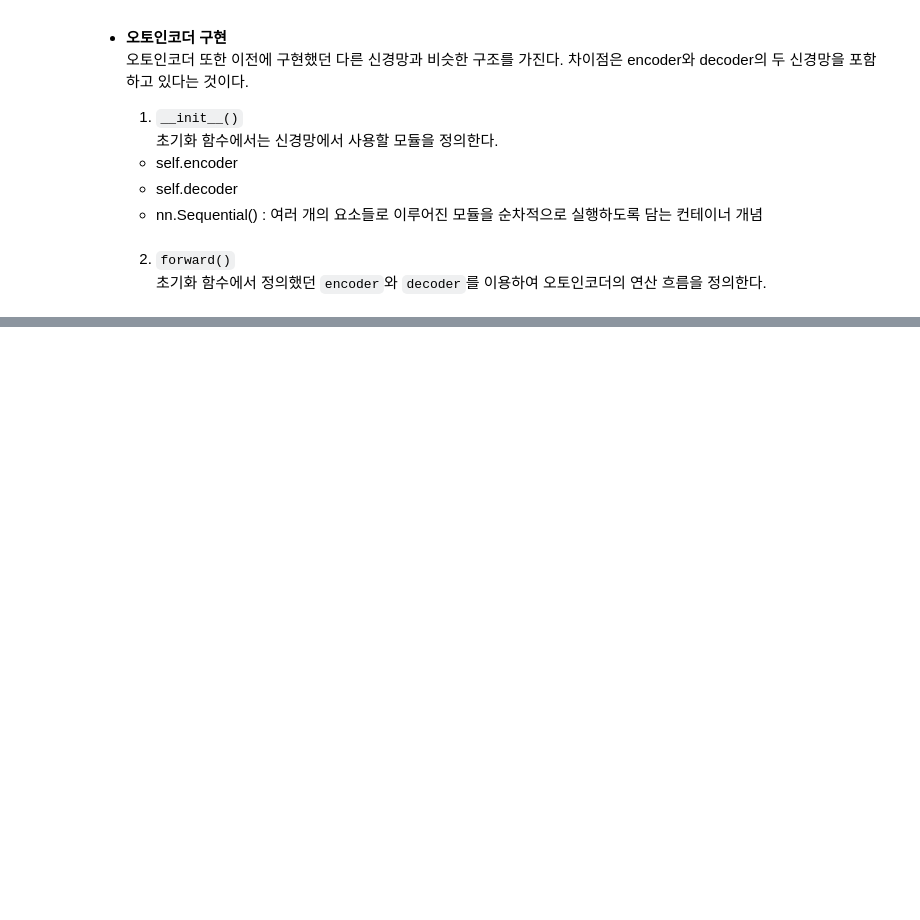
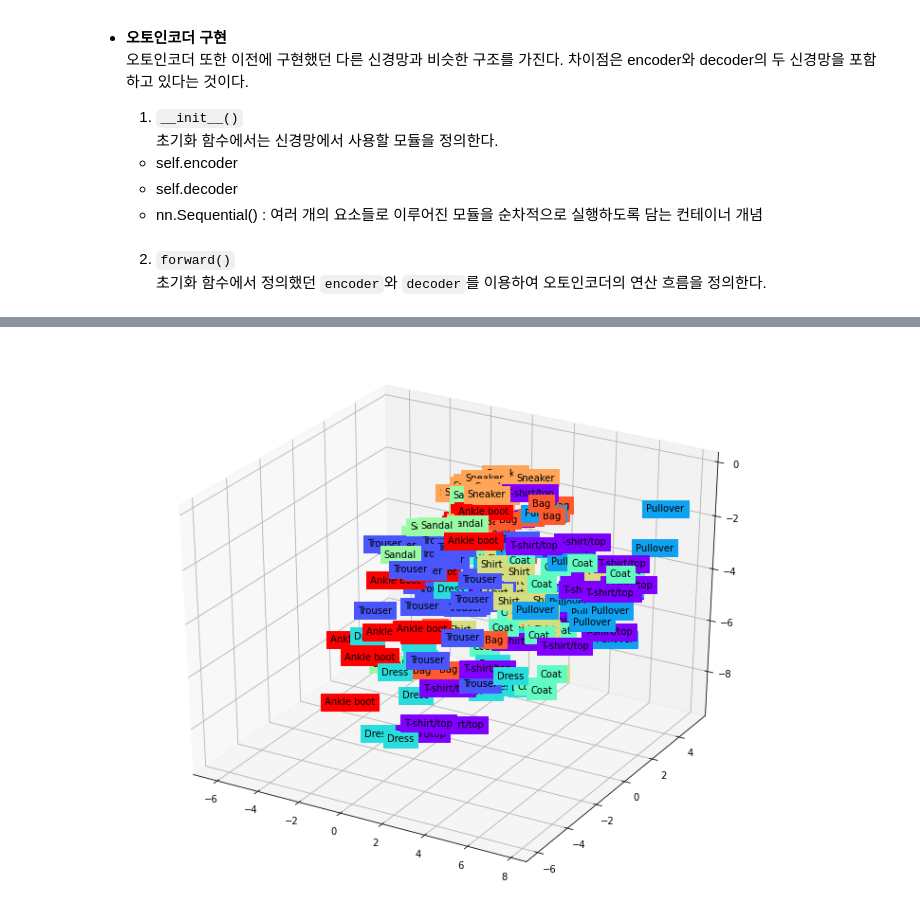
Before and after one commit to Ness731/3-Min-Deeplearning, a Jupyter notebook: Chapter_6_사람의_지도_없이_학습하는_오토인코더.ipynb, the cells around one changed output, grey strips where cells are left out. Saved outputs shown, nothing was run; the diff lists cells and outputs as text; code cells hidden in the pictures; blank space fills up the shorter version.

```diff
--- a/Chapter_6_사람의_지도_없이_학습하는_오토인코더.ipynb
+++ b/Chapter_6_사람의_지도_없이_학습하는_오토인코더.ipynb
@@ -142,0 +205,40 @@ def train(autoencoder, train_loader):
+# %%
+# 레이블 가독성을 높히기 위한 딕셔너리
+CLASSES = {
+    0 : 'T-shirt/top' ,
+    1 : 'Trouser' ,
+    2 : 'Pullover' ,
+    3 : 'Dress' ,
+    4 : 'Coat' ,
+    5 : 'Sandal' ,
+    6 : 'Shirt' ,
+    7 : 'Sneaker' ,
+    8 : 'Bag' ,
+    9 : 'Ankle boot' ,
+}
+# %%
+# 잠재변수를 3D 플롯으로 시각화하기 위한 틀 생성
+fig = plt.figure(figsize=(10,8))
+ax = Axes3D(fig)
+
+# 잠재변수를 넘파이 행렬로 변환
+X = encoded_data.data[:, 0].numpy()
+Y = encoded_data.data[:, 1].numpy()
+Z = encoded_data.data[:, 2].numpy()
+
+labels = trainset.targets[:200].numpy()
+
+# x, y, z와 레이블들을 zip()함수로 모아 iterable한 튜플들로 만든다.
+# 이후 각 튜플에 대해 순서대로 레이블에 해당하는 색상과 좌표를 지정해준다.
+for x, y, z, s in zip(X, Y, Z, labels):
+  name = CLASSES[s]
+  color = cm.rainbow(int(255*s/9))
+  ax.text(x, y, z, name, backgroundcolor=color)
+
+ax.set_xlim(X.min(), X.max())
+ax.set_ylim(Y.min(), Y.max())
+ax.set_zlim(Z.min(), Z.max())
+
+plt.show()
+# %% [output]
+[figure, added]
```
Also changed, not shown: parts of 14 cells of this notebook.
